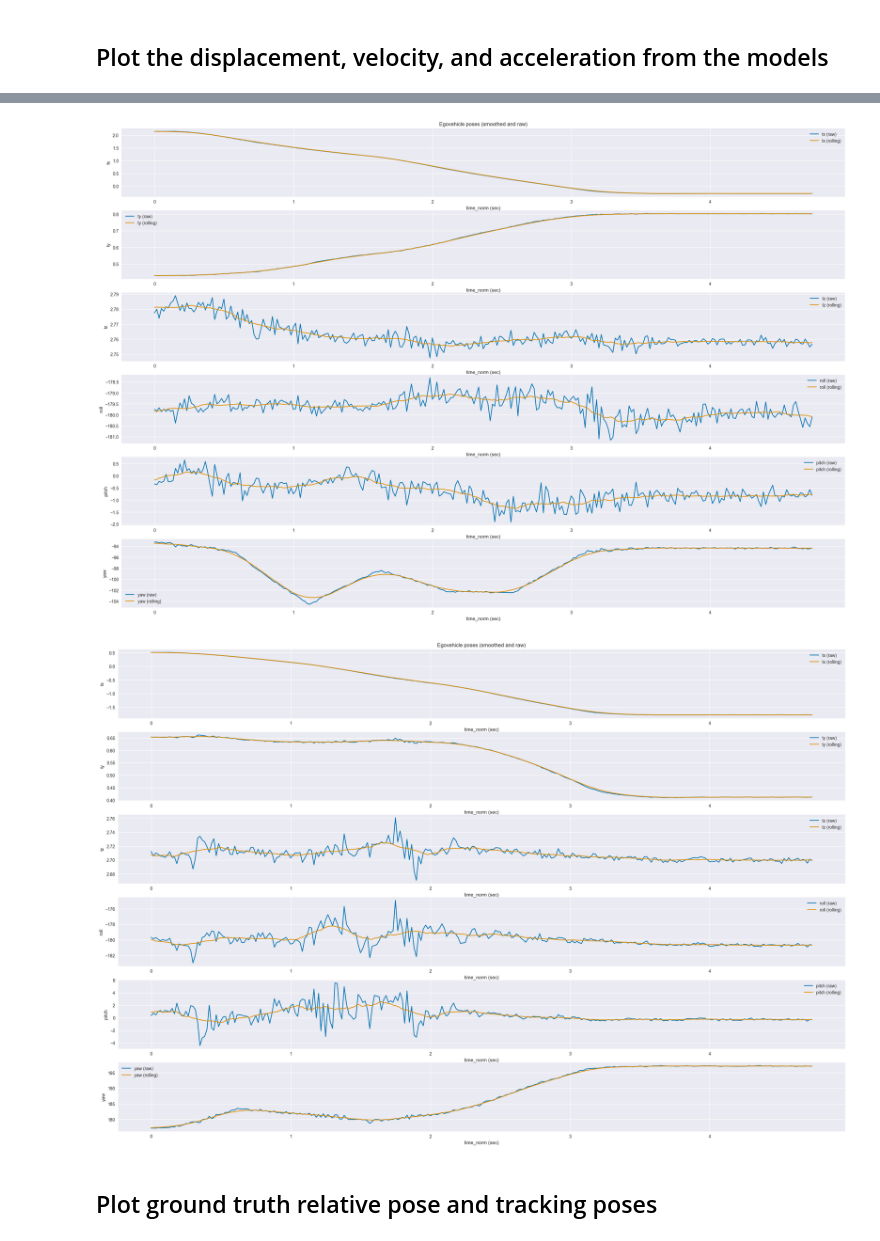
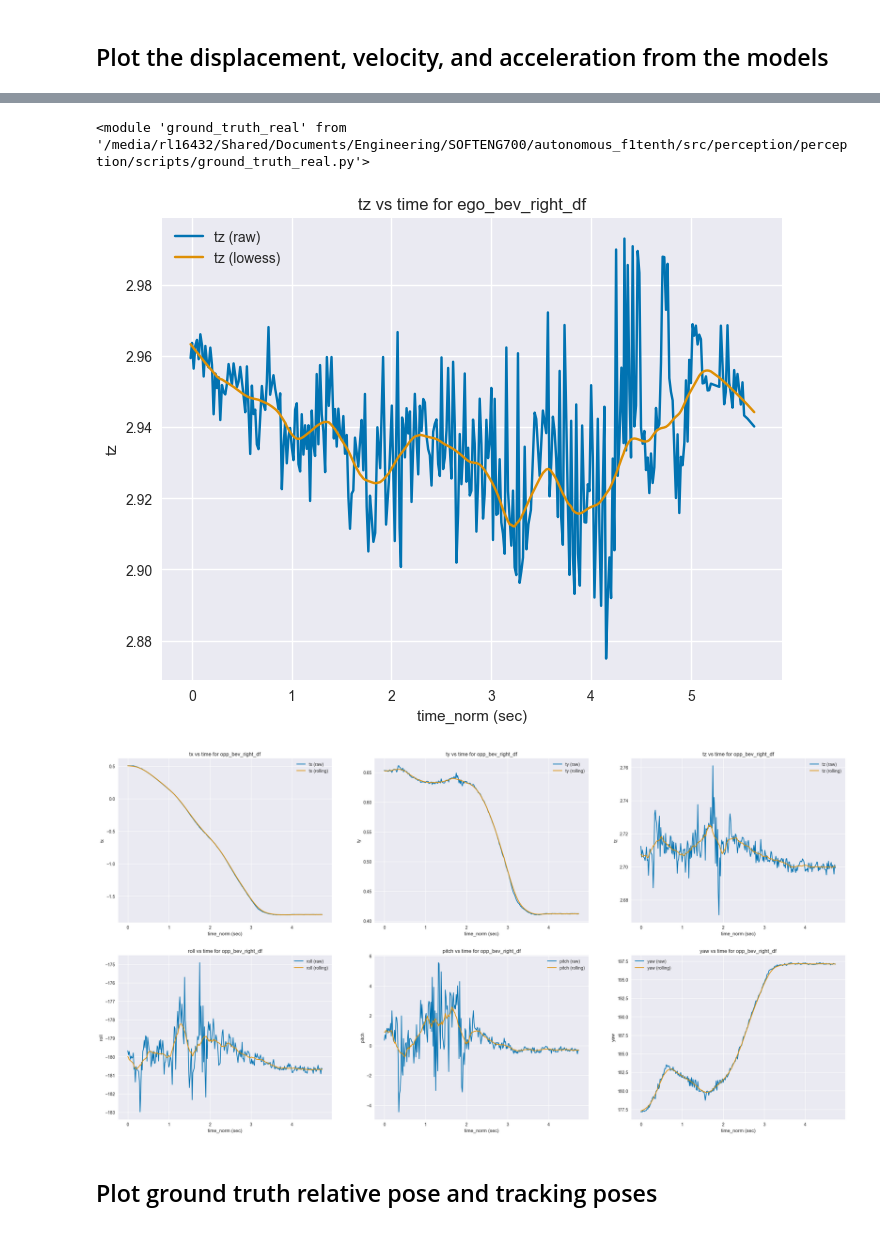
Before and after one commit to ShungFei/autonomous_f1tenth, a Jupyter notebook: src/perception/perception/scripts/model_fitting.ipynb, the cells around one changed output, grey strips where cells are left out. Drawn from its saved outputs; the diff is of its cells as text; code cells hidden in the pictures.

Commit message:
add relative pose error metric

```diff
--- a/src/perception/perception/scripts/model_fitting.ipynb
+++ b/src/perception/perception/scripts/model_fitting.ipynb
@@ -70,7 +72,7 @@ importlib.reload(ground_truth_real)
 # %% [output]
 <module 'ground_truth_real' from '/media/rl16432/Shared/Documents/Engineering/SOFTENG700/autonomous_f1tenth/src/perception/perception/scripts/ground_truth_real.py'>
 # %%
-smoothing_funcs = ["savgol", "rolling", "lowess"]
+smoothing_funcs = ["lowess"]
 run1_data = ground_truth_real.process_run_data(ground_truth_real.read_all_runs(bev_paths_run1, tracking_paths_run1), RUN1_2_MEASUREMENTS, smoothing_funcs)
 run2_data = ground_truth_real.process_run_data(ground_truth_real.read_all_runs(bev_paths_run2, tracking_paths_run2), RUN1_2_MEASUREMENTS, smoothing_funcs)
 run3_data = ground_truth_real.process_run_data(ground_truth_real.read_all_runs(bev_paths_run3, tracking_paths_run3), RUN3_MEASUREMENTS, smoothing_funcs)
@@ -266,7 +249,7 @@ for df_name in ["rel_poses_left_df", "rel_poses_right_df", "rel_poses_avg_df"]:
     if dim in ["roll", "pitch", "yaw"]:
       spline_params.append(SplineParams(df_name, "time_norm (sec)", dim, 3, 30))
     else:
-      spline_params.append(SplineParams(df_name, "time_norm (sec)", dim, 3, 0.01))
+      spline_params.append(SplineParams(df_name, "time_norm (sec)", dim, 3, 0.1))
 
 
 for smoothing_type in ["raw"] + smoothing_funcs:
@@ -311,36 +294,54 @@ sns.lineplot(x=run[df_name]["time_norm (sec)"], y=model_2nd_deriv(run["ego_bev_r
+# %%
+importlib.reload(ground_truth_real)
+# %% [output]
+<module 'ground_truth_real' from '/media/rl16432/Shared/Documents/Engineering/SOFTENG700/autonomous_f1tenth/src/perception/perception/scripts/ground_truth_real.py'>
+# %%
+run_data = ground_truth_real.process_run_data(ground_truth_real.read_all_runs(bev_paths_run3[6:7], tracking_paths_run3[6:7]), RUN3_MEASUREMENTS, smoothing_funcs)
+# %%
+from perception.scripts.ground_truth_real import generate_smoothed_data
+
+run_data[0]["lowess"]["ego_bev_right_df"] = generate_smoothed_data(run_data[0]["raw"]["ego_bev_right_df"], 'lowess', frac=0.1)
 # %%
 # plot the x and y positions
 def plot_smoothed_data(run: dict, df_name: str, smoothing_types: list[str], x_col: str, y_col: str):
   for smoothing_type in smoothing_types:
     sns.lineplot(data=run[smoothing_type][df_name], x=x_col, y=f"{y_col}", label=f"{y_col} ({smoothing_type})")
 
-def plot_all_smoothed_poses(run: dict, df_name, smoothing_types: list[str], x_col: str, columns: list[str]):
-  fig = plt.figure(figsize=(30, 20))
-  for i, col in enumerate(columns):
-    plt.subplot(len(columns), 1, i + 1)
-    if i == 0:
-      plt.title("Egovehicle poses (smoothed and raw)")
+def plot_all_smoothed_poses(run: dict, df_name, smoothing_types: list[str], x_col: str, columns: list[list[str]], figsize=(30, 15)):
+  fig = plt.figure(figsize=figsize)
+  # 2 rows, 3 columns
+  rows = len(columns)
+  cols = len(columns[0])
+  flat_columns = np.array(columns).flatten()
+  for i, col in enumerate(flat_columns):
+    plt.subplot(rows, cols, i + 1)
     plot_smoothed_data(run, df_name, smoothing_types, x_col, col)
+    plt.title(f"{col} vs time for {df_name}")
+    plt.xlabel(x_col)
+    plt.ylabel(col)
+    plt.legend()
+
 
 plot_all_smoothed_poses(
-  run3_data[6],
+  run_data[0],
   "ego_bev_right_df",
-  ["raw", "rolling"],
+  ["raw", "lowess"],
   "time_norm (sec)",
-  ["tx", "ty", "tz", "roll", "pitch", "yaw"]
+  [["tz"]],
+  (8, 6)
 )
 # %% [output]
-[figure, old version]
+[figure, new version]
 # %%
 plot_all_smoothed_poses(
   run3_data[6],
   "opp_bev_right_df",
   ["raw", "rolling"],
   "time_norm (sec)",
-  ["tx", "ty", "tz", "roll", "pitch", "yaw"]
+  [["tx", "ty", "tz"], ["roll", "pitch", "yaw"]]
 )
 # %% [output]
-[figure, old version]
+[figure, new version]
 # %% [markdown]
 ## Plot ground truth relative pose and tracking poses
 # %%
```
Also changed, not shown: parts of 19 cells of this notebook, 3 other files.
